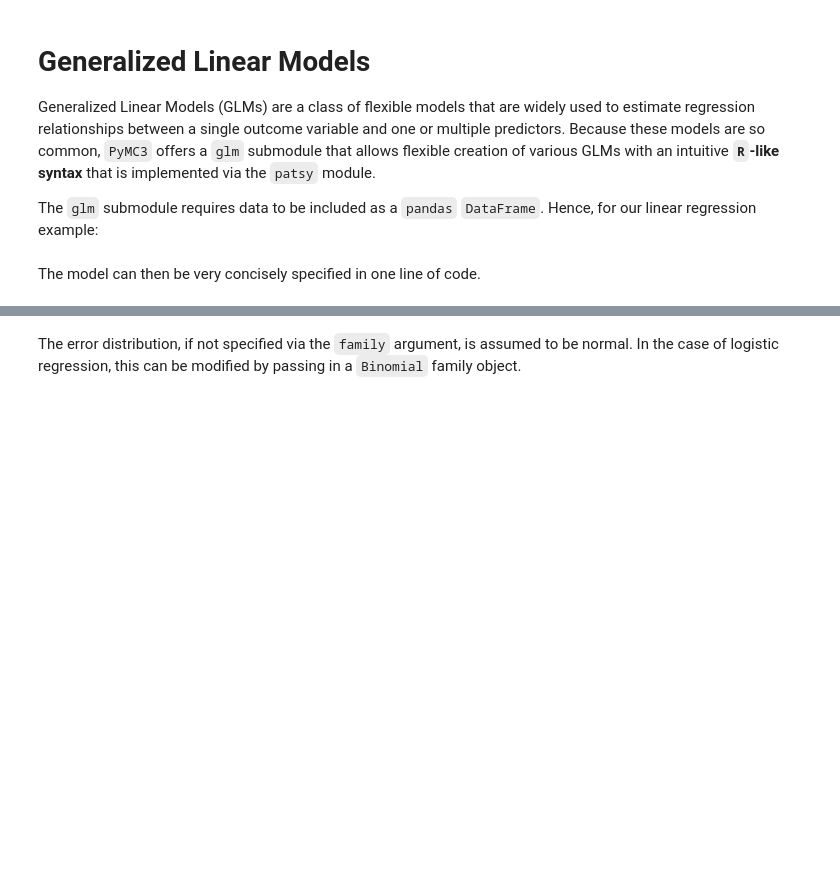
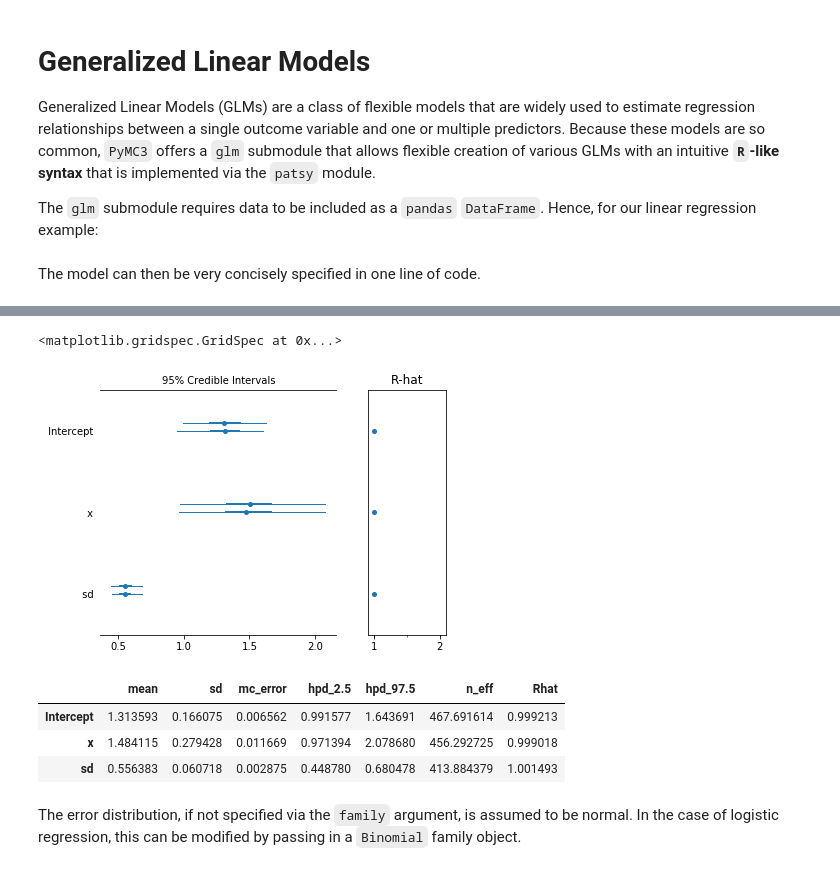
Before and after one commit to alvinjeffery/Bios8366, a Jupyter notebook: notebooks/Section4_5-Model-Building-with-PyMC3.ipynb, the cells around one changed output, grey strips where cells are left out. Cells and saved outputs as stored; diff of their text form; code cells hidden in the pictures; blank space fills up the shorter version.

```diff
--- a/notebooks/Section4_5-Model-Building-with-PyMC3.ipynb
+++ b/notebooks/Section4_5-Model-Building-with-PyMC3.ipynb
@@ -755,3 +801,17 @@ with pm.Model() as model:
+# %%
+pm.forestplot(trace)
+# thin line is the 95% credible interval
+# thick line is the IQR
+# %% [output]
+<matplotlib.gridspec.GridSpec at 0x...>
+[figure, added]
+# %%
+pm.summary(trace)
+# %% [output]
+|  | mean | sd | mc_error | hpd_2.5 | hpd_97.5 | n_eff | Rhat |
+| Intercept | 1.313593 | 0.166075 | 0.006562 | 0.991577 | 1.643691 | 467.691614 | 0.999213 |
+| x | 1.484115 | 0.279428 | 0.011669 | 0.971394 | 2.078680 | 456.292725 | 0.999018 |
+| sd | 0.556383 | 0.060718 | 0.002875 | 0.448780 | 0.680478 | 413.884379 | 1.001493 |
 # %% [markdown]
 The error distribution, if not specified via the `family` argument, is assumed to be normal. In the case of logistic regression, this can be modified by passing in a `Binomial` family object.
 # %%
```
Also changed, not shown: parts of 18 cells of this notebook.
